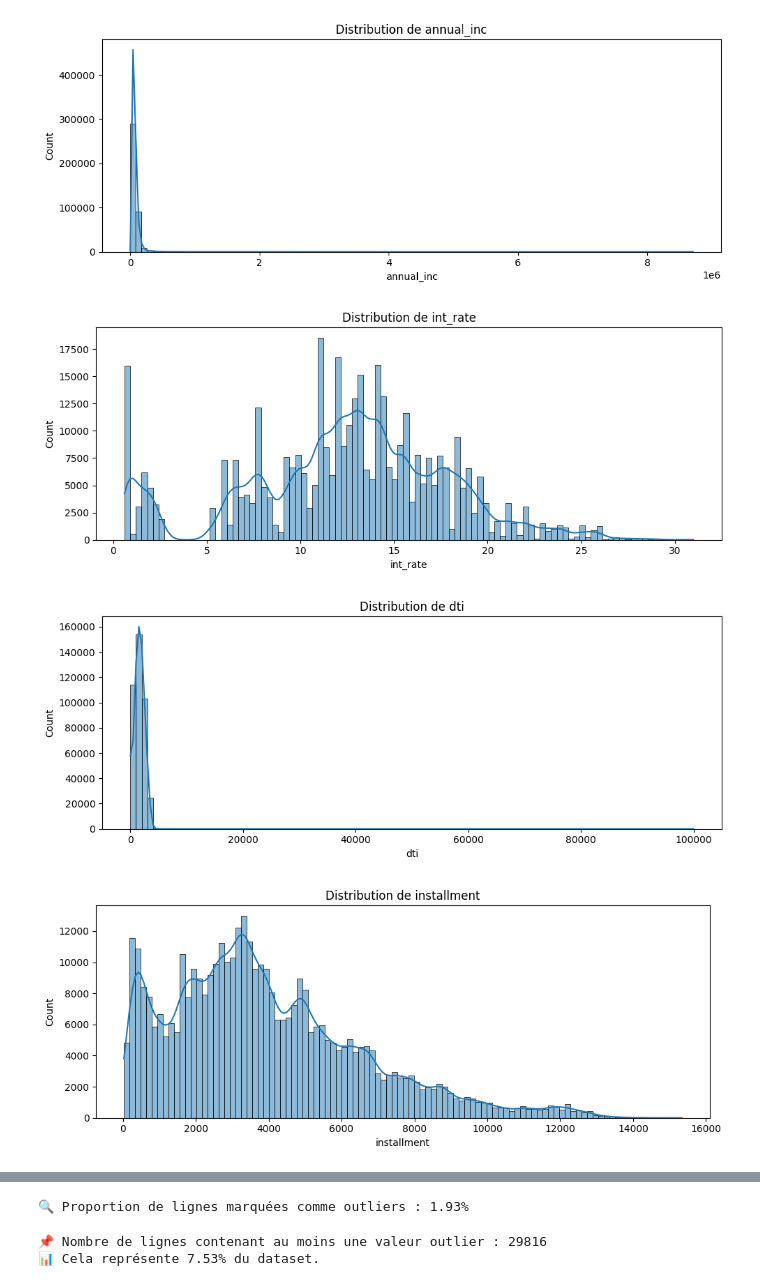
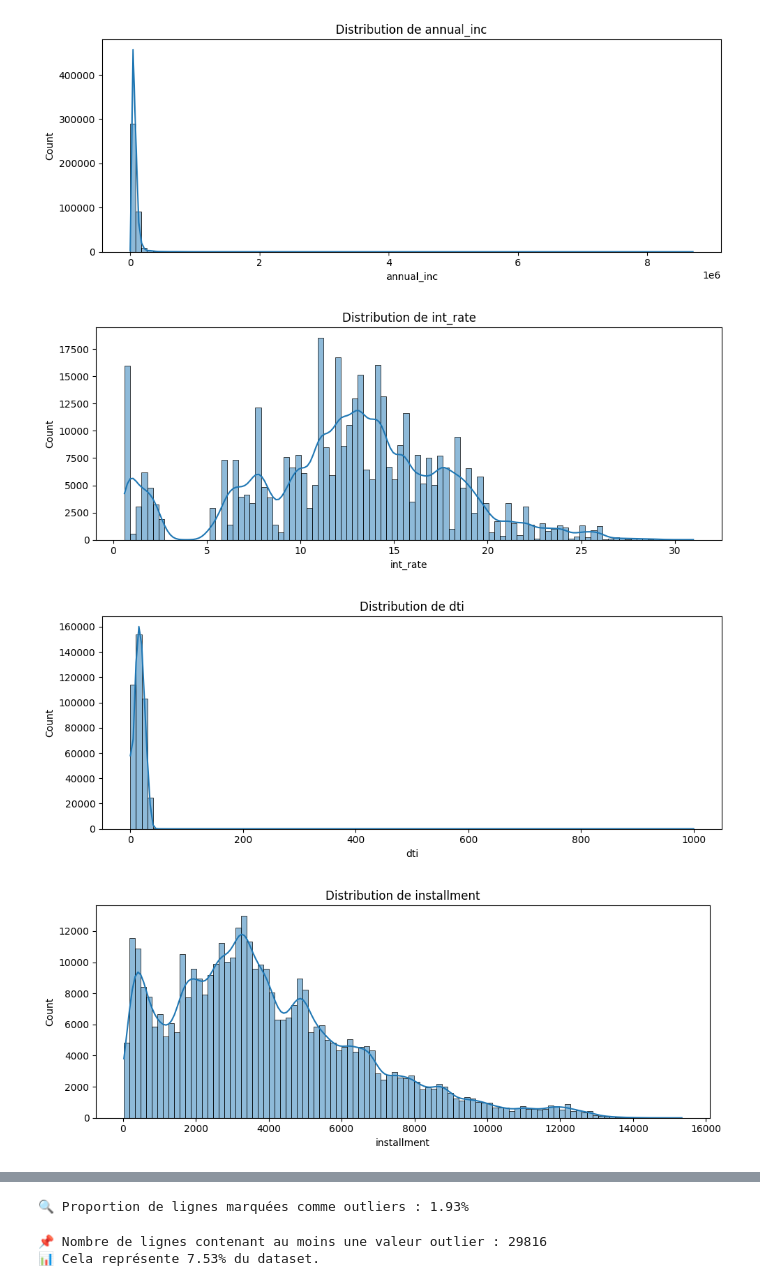
Before and after one commit to pierre-gh-perso/Projet-Credit-pour-tous, a Jupyter notebook: notebooks/discovery/1.4.discovery_outliers_detection.ipynb, the cells around one changed output, grey strips where cells are left out. Saved outputs shown, nothing was run; the diff lists cells and outputs as text; code cells hidden in the pictures.

```diff
--- a/notebooks/discovery/1.4.discovery_outliers_detection.ipynb
+++ b/notebooks/discovery/1.4.discovery_outliers_detection.ipynb
@@ -4,7 +4,7 @@ import matplotlib.pyplot as plt
 import seaborn as sns
 # %%
 # 🔹 Chargement
-input_path = "../../data/cleaning/step5_installment_corrected.parquet"
+input_path = "../../data/cleaning/step7_revol_util_corrected.parquet"
 df = pd.read_parquet(input_path)
 
 # 📊 Résumé statistique global des variables numériques
@@ -63,15 +63,15 @@ print(f"\n🔍 Proportion de lignes marquées comme outliers : {outlier_pct:.2f}
 | earliest_cr_line | 396030 | 1998-09-27 10:20:21.180213760 | 1975-01-01 00:00:00 | 1994-01-12 00:00:00 | 1999-01-11 00:00:00 | 2003-01-06 00:00:00 | 2074-01-12 00:00:00 | NaN |
 | open_acc | 396030.0 | 113.111532 | 0.0 | 80.0 | 100.0 | 140.0 | 900.0 | 51.376488 |
 | ... | ... | ... | ... | ... | ... | ... | ... | ... |
 | total_acc | 396030.0 | 254.147438 | 20.0 | 170.0 | 240.0 | 320.0 | 1510.0 | 118.869907 |
 | mort_acc | 358235.0 | 18.139908 | 0.0 | 0.0 | 10.0 | 30.0 | 340.0 | 21.479305 |
 | pub_rec_bankruptcies | 395495.0 | 1.216476 | 0.0 | 0.0 | 0.0 | 0.0 | 80.0 | 3.561743 |
 | monthly_income | 396030.0 | 6485.082724 | 0.0 | 3750.0 | 5386.25 | 7500.0 | 725548.5 | 6781.310776 |
 | monthly_payment_calculated | 396030.0 | 424.197243 | 16.077313 | 245.629213 | 368.171604 | 557.592782 | 1533.803613 | 247.163724 |
 [figure]
 [figure]
 [figure]
-[figure, old version]
+[figure, new version]
 [figure]
 [figure]
 [figure]
```
Also changed, not shown: parts of 1 cell of this notebook, 10 other files.
